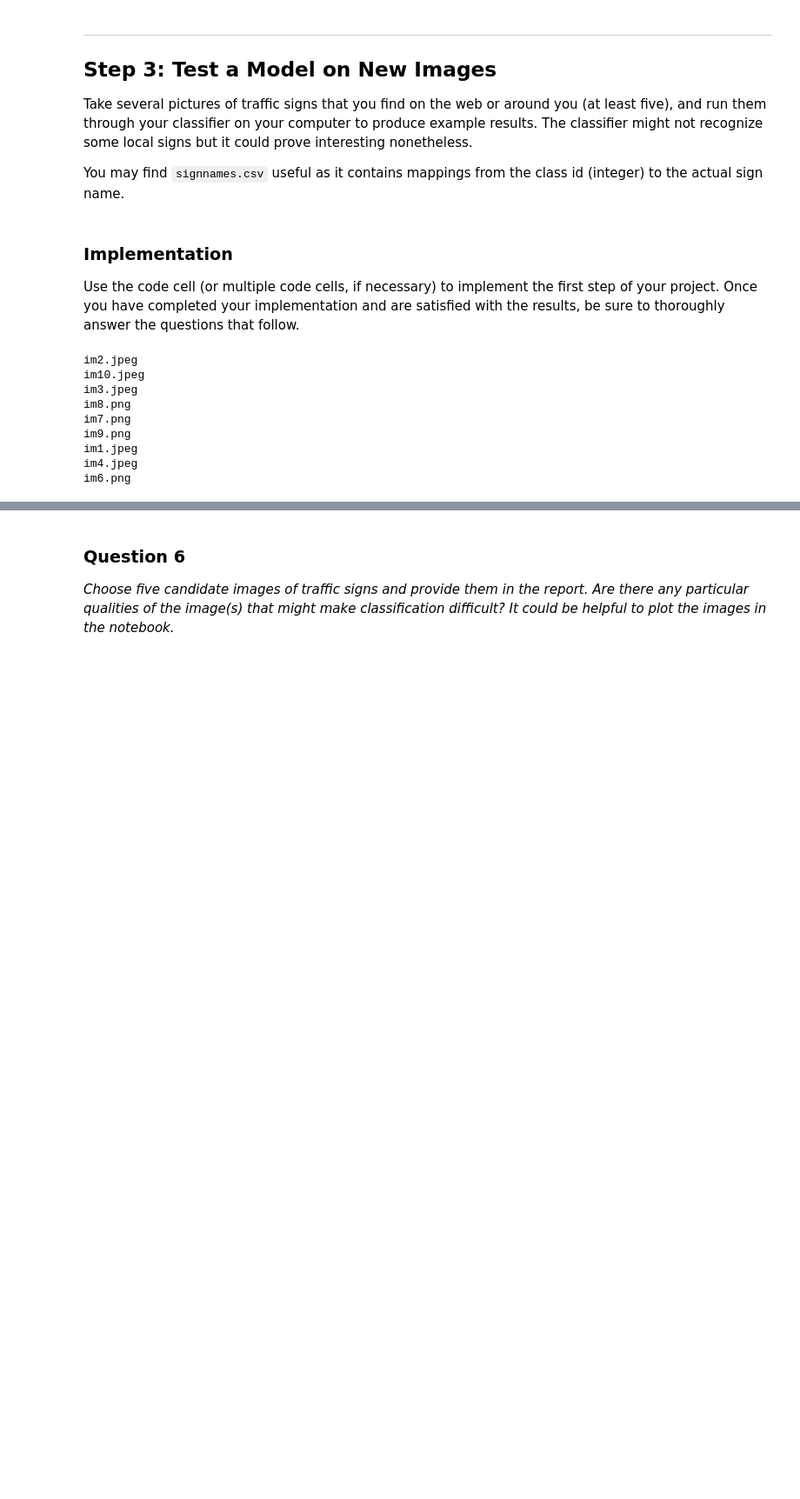
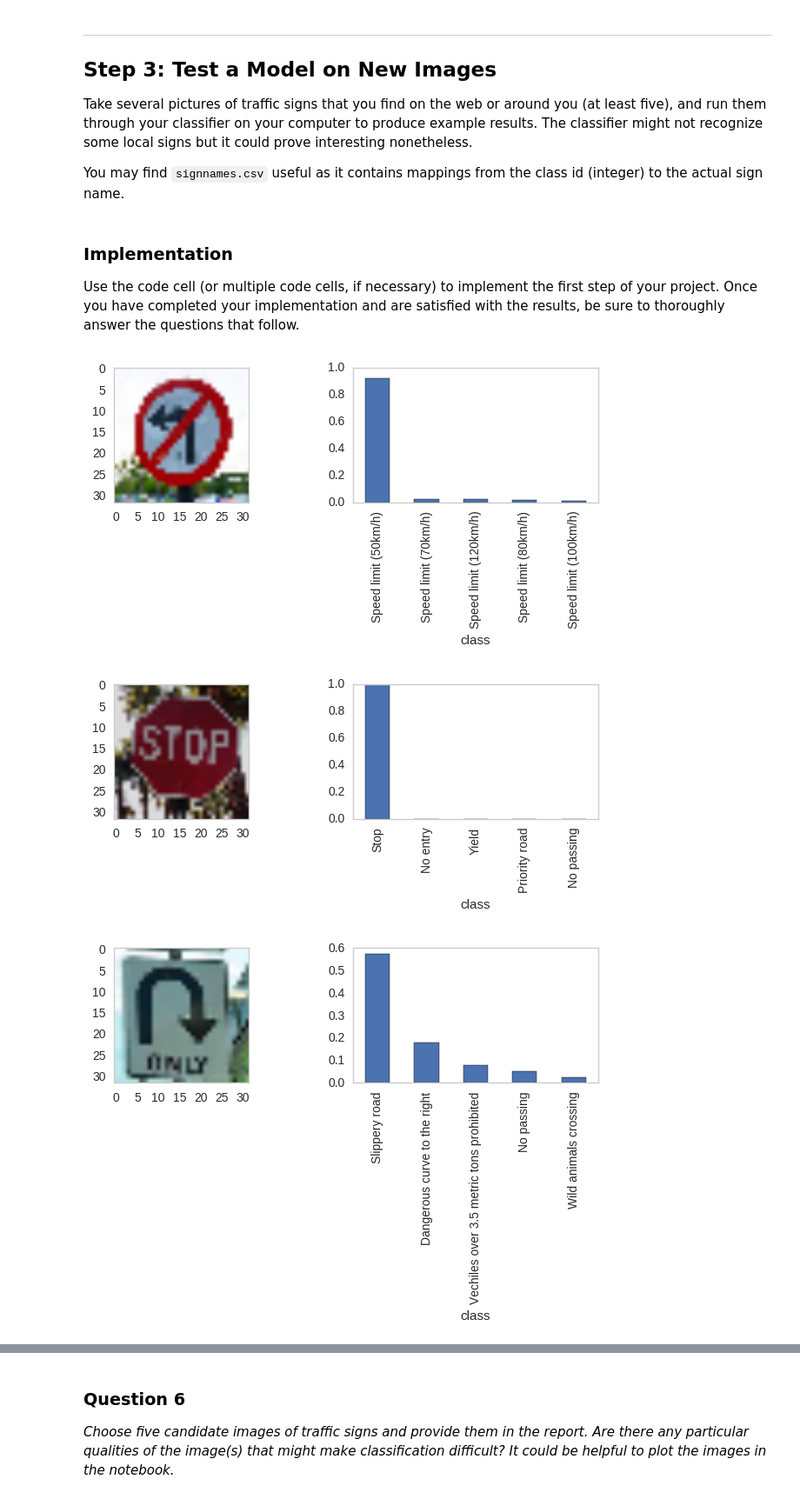
Before and after one commit to cochoa0x1/traffic-sign, a Jupyter notebook: Traffic_Sign_Classifier.ipynb, the cells around one changed output, grey strips where cells are left out. Shown at 87% size. Cells and saved outputs as stored; diff of their text form; code cells hidden in the pictures; blank space fills up the shorter version.

```diff
--- a/Traffic_Sign_Classifier.ipynb
+++ b/Traffic_Sign_Classifier.ipynb
@@ -509,13 +518,49 @@ from os import listdir
-# %%
-for im in listdir('./traffic_images'):
-    print(im)
-# %% [output]
-im2.jpeg
-im10.jpeg
-im3.jpeg
-im8.png
-im7.png
-im9.png
-im1.jpeg
-im4.jpeg
-im6.png
+# %%
+def classify_set(X):
+    tf.reset_default_graph()
+
+    x = tf.placeholder(tf.float32, (None, 32, 32, 3), name='x')
+    #y = tf.placeholder(tf.int32, (None), name='y')
+    #one_hot_y = tf.one_hot(y, n_classes)
+
+    logits,l2_loss = model(x)
+
+    probs = tf.nn.softmax(logits)
+    top5 = tf.nn.top_k(probs, k=5)
+    #correct_prediction = tf.equal(tf.argmax(logits, 1), tf.argmax(one_hot_y, 1))
+    #accuracy_operation = tf.reduce_mean(tf.cast(correct_prediction, tf.float32))
+
+    with tf.Session() as sess:
+
+
+        #sess.run(tf.global_variables_initializer())
+        saver = tf.train.Saver()
+        saver.restore(sess,'models/model.ckpt')
+
+        #print("Model restored.")
+        #acc = sess.run(accuracy_operation, feed_dict={x:X_valid, y:y_valid})
+        #print('on valid set: ', acc)
+
+        top5_pred = sess.run(top5, feed_dict={x:X})
+
+    return top5_pred[0], top5_pred[1]
+# %%
+#load our images (processed and resized in other notebook due to weird namespace conflict)
+with open('test_images.p', mode='rb') as f:
+    new_images = pickle.load(f)
+# %%
+new_images = np.reshape(new_images,(-1,32,32,3))
+# %%
+probs, class_idx = classify_set(new_images)
+class_names = [ [ID_TO_NAME[c] for c in row] for row in class_idx]
+# %%
+for im, ps, cnames in zip(new_images,probs,class_names):
+    plt.figure(figsize=(8,2))
+    plt.subplot(1,2,1)
+    plt.imshow(im)
+    plt.subplot(1,2,2)
+    pd.DataFrame({'ps':ps,'class':cnames}).set_index('class').plot(kind='bar', ax=plt.gca(),legend=False,title=None)
+# %% [output]
+[figure, added]
+[figure, added]
+[figure, added]
```
Also changed, not shown: parts of 33 cells of this notebook.
